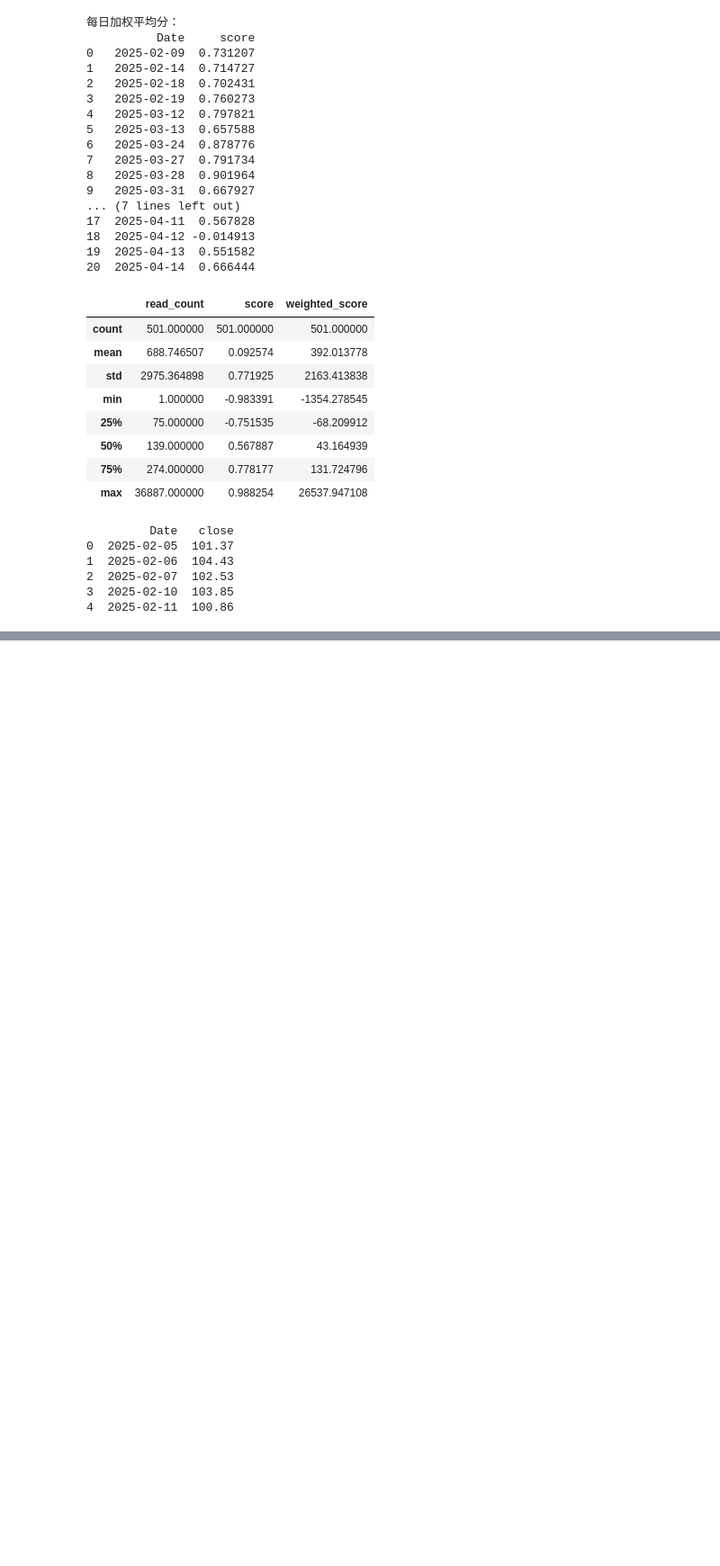
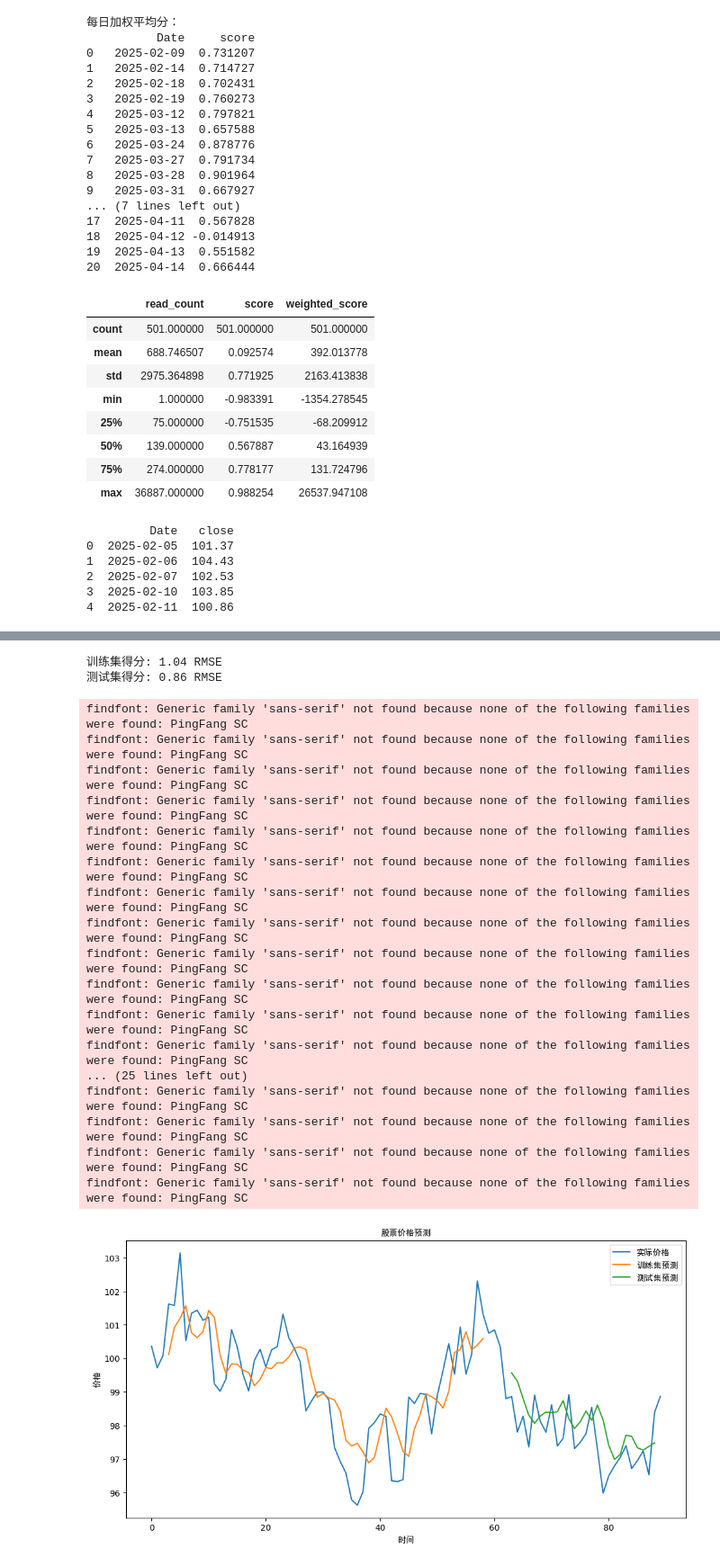
Before and after one commit to matouxiao/bigdata_project, a Jupyter notebook: 模型预测部分/中文股票评论分析.ipynb, the cells around one changed output, grey strips where cells are left out. Shown: that part at 90% size. Drawn from its saved outputs; the diff is of its cells as text; code cells hidden in the pictures; blank space fills up the shorter version.

```diff
--- a/模型预测部分/中文股票评论分析.ipynb
+++ b/模型预测部分/中文股票评论分析.ipynb
@@ -342,0 +340,59 @@ Epoch 7/100
+# %%
+# 计算均方根误差
+trainScore = np.sqrt(mean_squared_error(trainY, trainPredict))
+print('训练集得分: %.2f RMSE' % (trainScore))
+testScore = np.sqrt(mean_squared_error(testY, testPredict))
+print('测试集得分: %.2f RMSE' % (testScore))
+
+# 准备绘图数据
+# 首先反归一化整个数据集
+dataset_inv = scaler.inverse_transform(dataset_scaled)
+actual_close = dataset_inv[:,0]
+
+# 创建预测结果的完整序列
+trainPredictPlot = np.empty_like(actual_close)
+trainPredictPlot[:] = np.nan
+trainPredictPlot[look_back:look_back+len(trainPredict)] = trainPredict
+
+testPredictPlot = np.empty_like(actual_close)
+testPredictPlot[:] = np.nan
+testPredictPlot[len(trainPredict)+(look_back*2)+1:len(actual_close)-1] = testPredict
+# %% [output]
+训练集得分: 1.04 RMSE
+测试集得分: 0.86 RMSE
+# %%
+from matplotlib.font_manager import FontProperties
+
+#字体
+font = FontProperties(fname='/System/Library/Fonts/STHeiti Medium.ttc')  # macOS中文黑体
+
+# 绘制基线和预测结果
+plt.figure(figsize=(12,6))
+plt.plot(actual_close, label='实际价格')
+plt.plot(trainPredictPlot, label='训练集预测')
+plt.plot(testPredictPlot, label='测试集预测')
+plt.title('股票价格预测', fontproperties=font)
+plt.xlabel('时间', fontproperties=font)
+plt.ylabel('价格', fontproperties=font)
+# plt.legend()
+plt.legend(prop=font)
+plt.show()
+# %% [output]
+findfont: Generic family 'sans-serif' not found because none of the following families were found: PingFang SC
+findfont: Generic family 'sans-serif' not found because none of the following families were found: PingFang SC
+findfont: Generic family 'sans-serif' not found because none of the following families were found: PingFang SC
+findfont: Generic family 'sans-serif' not found because none of the following families were found: PingFang SC
+findfont: Generic family 'sans-serif' not found because none of the following families were found: PingFang SC
+findfont: Generic family 'sans-serif' not found because none of the following families were found: PingFang SC
+findfont: Generic family 'sans-serif' not found because none of the following families were found: PingFang SC
+findfont: Generic family 'sans-serif' not found because none of the following families were found: PingFang SC
+findfont: Generic family 'sans-serif' not found because none of the following families were found: PingFang SC
+findfont: Generic family 'sans-serif' not found because none of the following families were found: PingFang SC
+findfont: Generic family 'sans-serif' not found because none of the following families were found: PingFang SC
+findfont: Generic family 'sans-serif' not found because none of the following families were found: PingFang SC
+... (25 lines left out)
+findfont: Generic family 'sans-serif' not found because none of the following families were found: PingFang SC
+findfont: Generic family 'sans-serif' not found because none of the following families were found: PingFang SC
+findfont: Generic family 'sans-serif' not found because none of the following families were found: PingFang SC
+findfont: Generic family 'sans-serif' not found because none of the following families were found: PingFang SC
+[figure, added]
```
Also changed, not shown: parts of 6 cells of this notebook.
